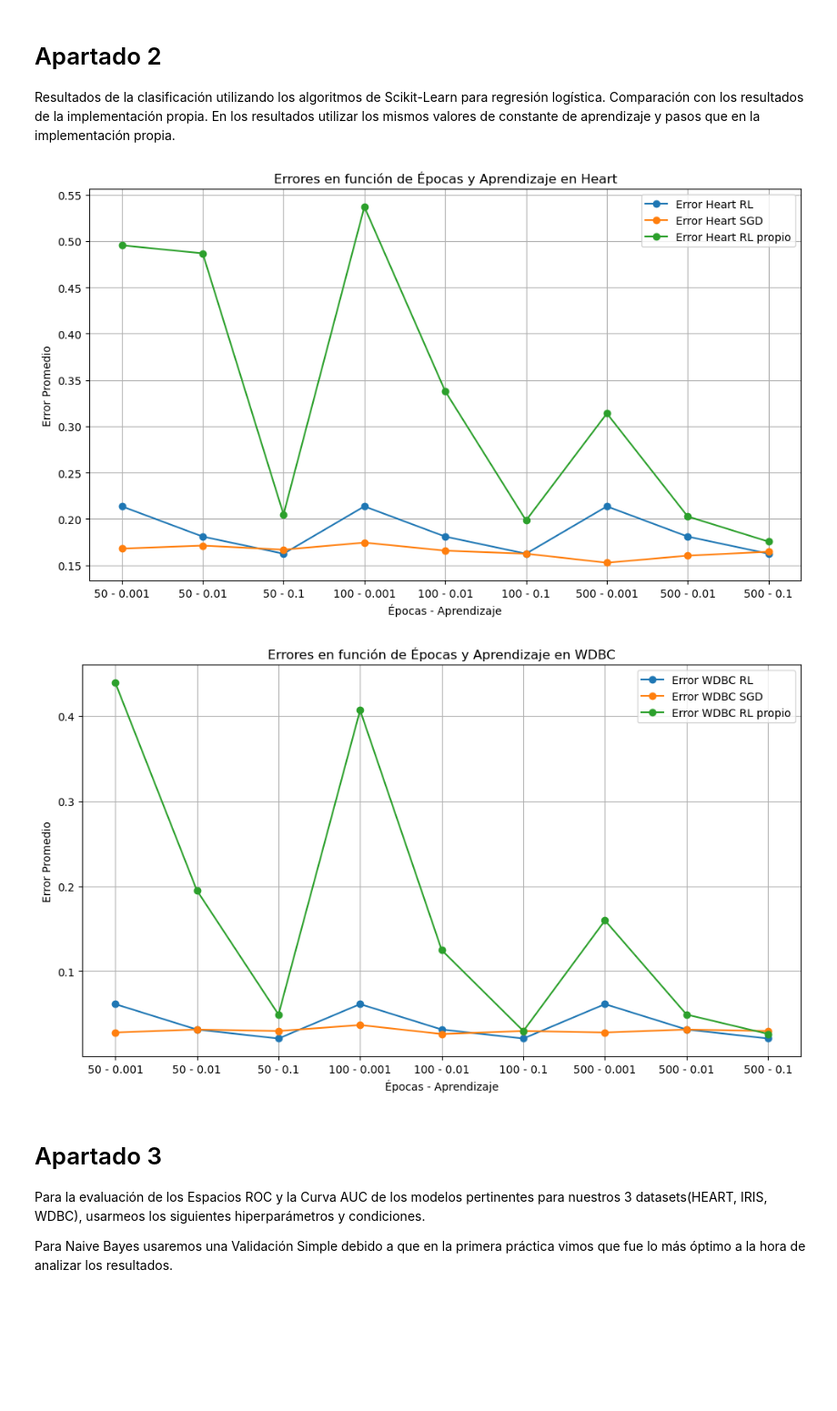
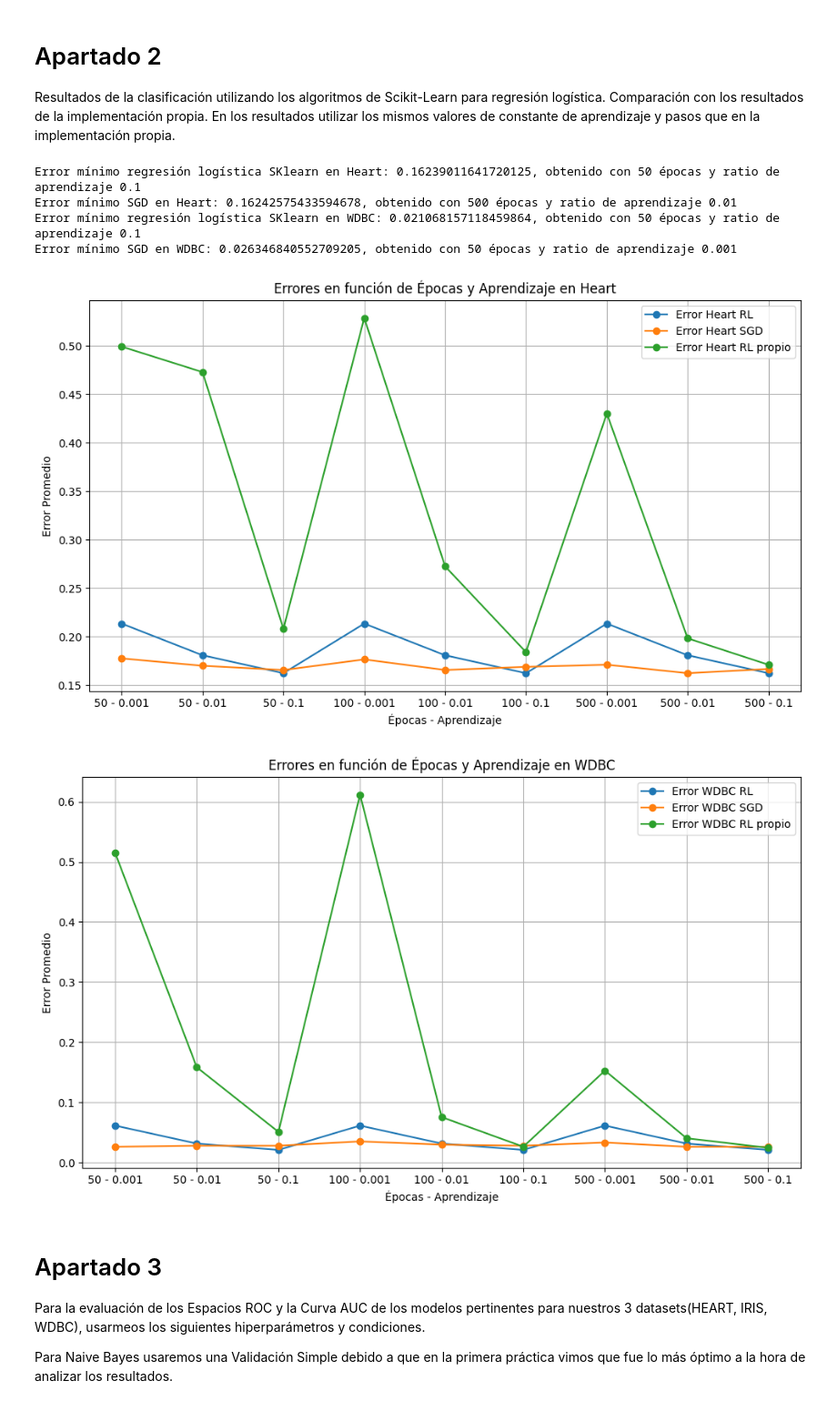
Before and after one commit to santacg/IngenieriaInformaticaUAM, a Jupyter notebook: P2.ipynb, the cells around one changed output. Shown at 91% size. Drawn from its saved outputs; the diff is of its cells as text; code cells hidden in the pictures; blank space fills up the shorter version.

```diff
--- a/P2.ipynb
+++ b/P2.ipynb
@@ -31,13 +71,8 @@ de pasos.
 # %%
 import numpy as np
-import warnings
-from Clasificador import Clasificador, ClasificadorRegresionLogistica
+from ClasificadorRegresionLogistica import ClasificadorRegresionLogistica
 from EstrategiaParticionado import ValidacionSimple, ValidacionCruzada
 import matplotlib.pyplot as plt
-
-warnings.filterwarnings("ignore", category=RuntimeWarning)
-
-clasificador = Clasificador()
 
 error_heart = []
 error_wdbc = []
@@ -49,17 +84,20 @@ for epoca in epocas:
     for aprendizaje in aprendizajes:
         rl = ClasificadorRegresionLogistica(epocas=epoca, aprendizaje=aprendizaje)
         validacion_cruzada = ValidacionCruzada()
-        error_heart.append(np.mean(clasificador.validacion(validacion_cruzada, dataset_heart_norm, rl)))
+        error_heart.append(np.mean(rl.validacion(validacion_cruzada, dataset_heart_norm, rl)))
         validacion_cruzada = ValidacionCruzada()
-        error_wdbc.append(np.mean(clasificador.validacion(validacion_cruzada, dataset_wdbc_norm, rl)))
+        error_wdbc.append(np.mean(rl.validacion(validacion_cruzada, dataset_wdbc_norm, rl)))
 
 labels = [f"{epoca} - {aprendizaje}" for epoca in epocas for aprendizaje in aprendizajes]
+
+print(f"Error mínimo regresión logística en Heart:{min(error_heart)}, obtenido con {epocas[error_heart.index(min(error_heart)) // 3]} épocas y ratio de aprendizaje {aprendizajes[error_heart.index(min(error_heart)) % 3]}")
+print(f"Error mínimo regresión logística en WDBC:{min(error_wdbc)}, obtenido con {epocas[error_wdbc.index(min(error_wdbc)) // 3]} épocas y ratio de aprendizaje {aprendizajes[error_wdbc.index(min(error_wdbc)) % 3]}")
 
 plt.figure(figsize=(10, 6))
 plt.plot(labels, error_heart, label="Error Heart", marker='o')
 plt.plot(labels, error_wdbc, label="Error WDBC", marker='o')
 
-plt.title("Errores en función de Épocas y Aprendizaje")
+plt.title("Errores en función de Épocas y Aprendizaje para regresión logística con datos normalizados")
 plt.xlabel("Épocas - Aprendizaje")
 plt.ylabel("Error Promedio")
 plt.legend()
@@ -78,7 +118,7 @@ pasos que en la implementación propia.
 # %%
 import numpy as np
 import matplotlib.pyplot as plt
-from Clasificador import Clasificador, ClasificadorRegresionLogisticaSK, ClasificadorSGD
+from ClasificadorRegresionLogistica import ClasificadorRegresionLogisticaSK, ClasificadorSGD
 from EstrategiaParticionado import ValidacionSimple, ValidacionCruzada
 
 error_heart_logsk = []
@@ -94,41 +134,55 @@ for epoca in epocas:
         rl_sk = ClasificadorRegresionLogisticaSK(maxiter=epoca, aprendizaje=aprendizaje)
         sgd_sk = ClasificadorSGD(maxiter=epoca, aprendizaje=aprendizaje)
         validacion_cruzada = ValidacionCruzada()
-        error_heart_sgdsk.append(np.mean(clasificador.validacion(validacion_cruzada, dataset_heart_norm, sgd_sk)))
-        error_heart_logsk.append(np.mean(clasificador.validacion(validacion_cruzada, dataset_heart_norm, rl_sk)))
+        error_heart_sgdsk.append(np.mean(sgd_sk.validacion(validacion_cruzada, dataset_heart_norm, sgd_sk)))
+        error_heart_logsk.append(np.mean(rl_sk.validacion(validacion_cruzada, dataset_heart_norm, rl_sk)))
         validacion_cruzada = ValidacionCruzada()
-        error_wdbc_sgdsk.append(np.mean(clasificador.validacion(validacion_cruzada, dataset_wdbc_norm, sgd_sk)))
-        error_wdbc_logsk.append(np.mean(clasificador.validacion(validacion_cruzada, dataset_wdbc_norm, rl_sk)))
+        error_wdbc_sgdsk.append(np.mean(sgd_sk.validacion(validacion_cruzada, dataset_wdbc_norm, sgd_sk)))
+        error_wdbc_logsk.append(np.mean(rl_sk.validacion(validacion_cruzada, dataset_wdbc_norm, rl_sk)))
+
+print(f"Error mínimo regresión logística SKlearn en Heart: \
+{min(error_heart_logsk)}, obtenido con {epocas[error_heart_logsk.index(min(error_heart_logsk)) // 3]} épocas y ratio de aprendizaje {aprendizajes[error_heart_logsk.index(min(error_heart_logsk)) % 3]}")
+print(f"Error mínimo SGD en Heart: \
+{min(error_heart_sgdsk)}, obtenido con {epocas[error_heart_sgdsk.index(min(error_heart_sgdsk)) // 3]} épocas y ratio de aprendizaje {aprendizajes[error_heart_sgdsk.index(min(error_heart_sgdsk)) % 3]}")
+
+print(f"Error mínimo regresión logística SKlearn en WDBC: \
+{min(error_wdbc_logsk)}, obtenido con {epocas[error_wdbc_logsk.index(min(error_wdbc_logsk)) // 3]} épocas y ratio de aprendizaje {aprendizajes[error_wdbc_logsk.index(min(error_wdbc_logsk)) % 3]}")
+print(f"Error mínimo SGD en WDBC: \
+{min(error_wdbc_sgdsk)}, obtenido con {epocas[error_wdbc_sgdsk.index(min(error_wdbc_sgdsk)) // 3]} épocas y ratio de aprendizaje {aprendizajes[error_wdbc_sgdsk.index(min(error_wdbc_sgdsk)) % 3]}")
 
 labels = [f"{epoca} - {aprendizaje}" for epoca in epocas for aprendizaje in aprendizajes]
 
 plt.figure(figsize=(10, 6))
 plt.plot(labels, error_heart_logsk, label="Error Heart RL", marker='o')
 plt.plot(labels, error_heart_sgdsk, label="Error Heart SGD", marker='o')
 plt.plot(labels, error_heart, label="Error Heart RL propio", marker='o')
 
 plt.title("Errores en función de Épocas y Aprendizaje en Heart")
 plt.xlabel("Épocas - Aprendizaje")
 plt.ylabel("Error Promedio")
 plt.legend()
 plt.grid()
 plt.tight_layout()
 plt.show()
 
 plt.figure(figsize=(10, 6))
 plt.plot(labels, error_wdbc_logsk, label="Error WDBC RL", marker='o')
 plt.plot(labels, error_wdbc_sgdsk, label="Error WDBC SGD", marker='o')
 plt.plot(labels, error_wdbc, label="Error WDBC RL propio", marker='o')
 plt.title("Errores en función de Épocas y Aprendizaje en WDBC")
 plt.xlabel("Épocas - Aprendizaje")
 plt.ylabel("Error Promedio")
 plt.legend()
 plt.grid()
 plt.tight_layout()
 plt.show()
 # %% [output]
+Error mínimo regresión logística SKlearn en Heart: 0.16239011641720125, obtenido con 50 épocas y ratio de aprendizaje 0.1
+Error mínimo SGD en Heart: 0.16242575433594678, obtenido con 500 épocas y ratio de aprendizaje 0.01
+Error mínimo regresión logística SKlearn en WDBC: 0.021068157118459864, obtenido con 50 épocas y ratio de aprendizaje 0.1
+Error mínimo SGD en WDBC: 0.026346840552709205, obtenido con 50 épocas y ratio de aprendizaje 0.001
-[figure, old version]
+[figure, new version]
-[figure, old version]
+[figure, new version]
 # %% [markdown]
 # Apartado 3
 Para la evaluación de los Espacios ROC y la Curva AUC de los modelos pertinentes para nuestros 3 datasets(HEART, IRIS, WDBC), usarmeos los siguientes hiperparámetros y condiciones.
```
Also changed, not shown: parts of 10 cells of this notebook, 5 other files.
